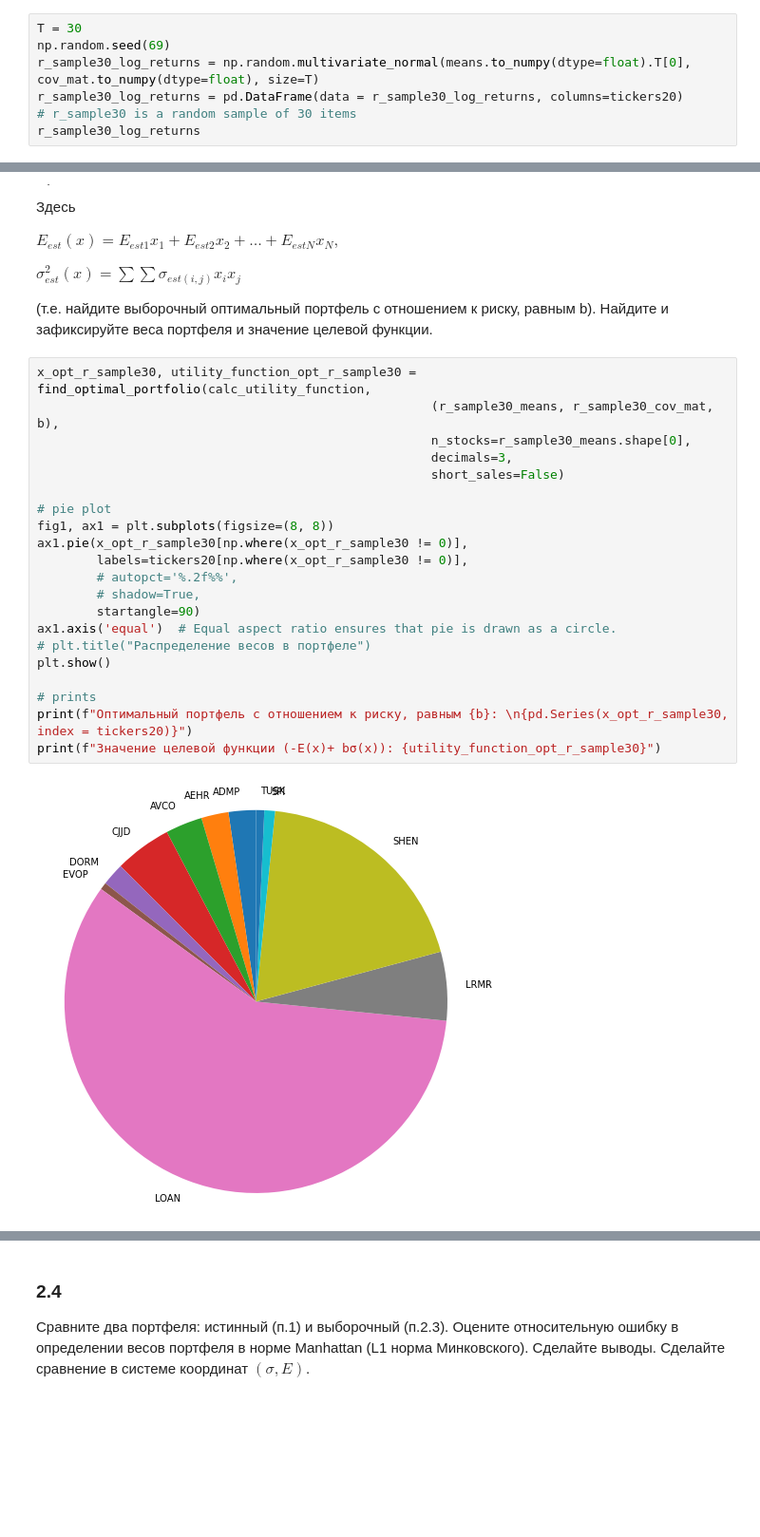
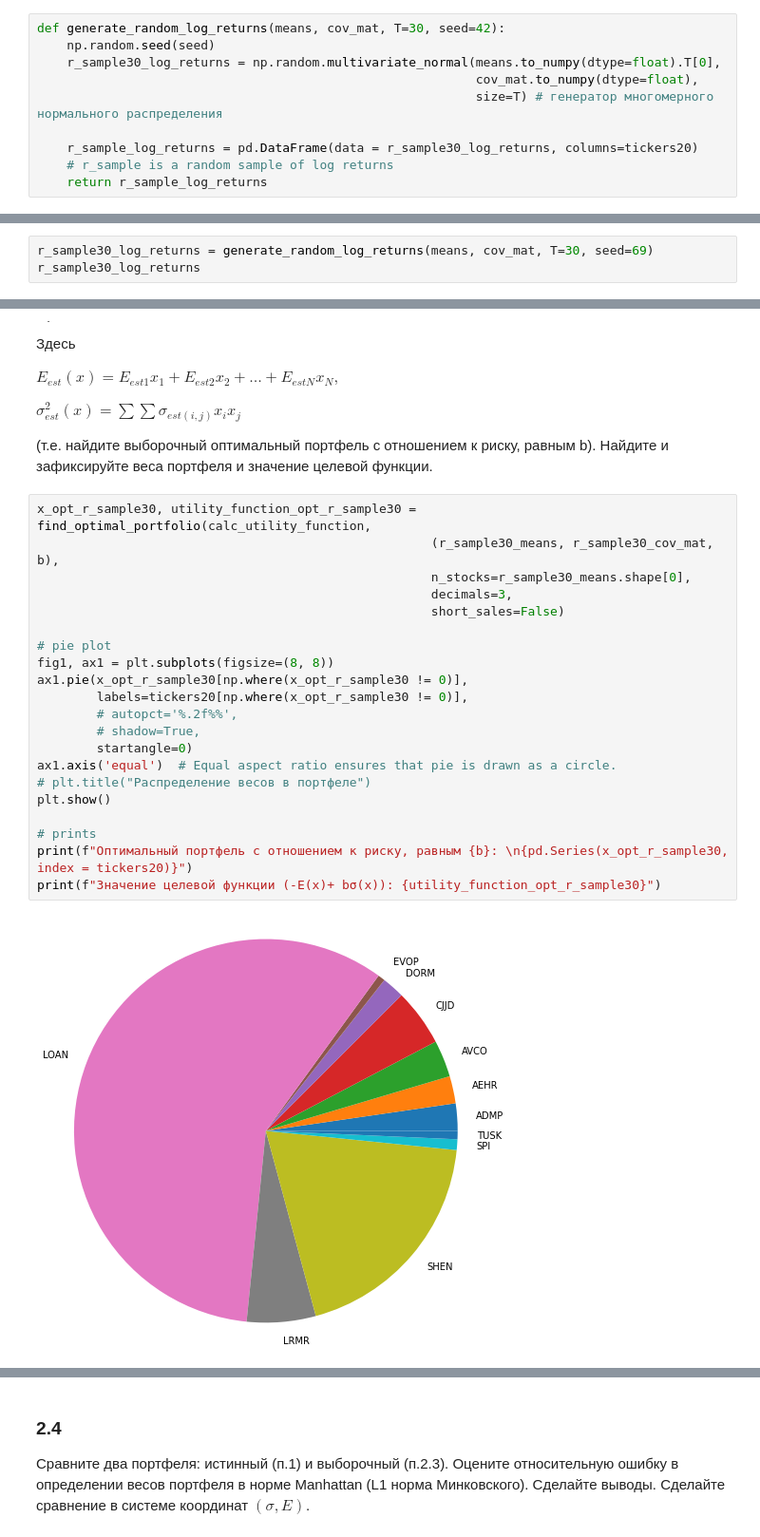
Before and after one commit to dselivanovskaya/Finance-operations-research-lab-3, a Jupyter notebook: lab-3.ipynb, the cells around one changed output, grey strips where cells are left out. Shown at 95% size. Cells and saved outputs as stored; diff of their text form; blank space fills up the shorter version.

```diff
--- a/lab-3.ipynb
+++ b/lab-3.ipynb
@@ -359,7 +359,10 @@ dtype: float64
 # %%
-T = 30
-np.random.seed(69)
-r_sample30_log_returns = np.random.multivariate_normal(means.to_numpy(dtype=float).T[0], cov_mat.to_numpy(dtype=float), size=T)
-r_sample30_log_returns = pd.DataFrame(data = r_sample30_log_returns, columns=tickers20)
-# r_sample30 is a random sample of 30 items
-r_sample30_log_returns
+def generate_random_log_returns(means, cov_mat, T=30, seed=42):
+    np.random.seed(seed)
+    r_sample30_log_returns = np.random.multivariate_normal(means.to_numpy(dtype=float).T[0],
+                                                           cov_mat.to_numpy(dtype=float),
+                                                           size=T) # генератор многомерного нормального распределения
+
+    r_sample_log_returns = pd.DataFrame(data = r_sample30_log_returns, columns=tickers20)
+    # r_sample is a random sample of log returns
+    return r_sample_log_returns
@@ -383,0 +369,3 @@ r_sample30_log_returns
+# %%
+r_sample30_log_returns = generate_random_log_returns(means, cov_mat, T=30, seed=69)
+r_sample30_log_returns
@@ -449,26 +455,26 @@ $\sigma_{est}^2(x) =\sum\sum \sigma_{est (i, j)} x_ix_j$
 # %%
 x_opt_r_sample30, utility_function_opt_r_sample30 = find_optimal_portfolio(calc_utility_function,
                                                      (r_sample30_means, r_sample30_cov_mat, b),
                                                      n_stocks=r_sample30_means.shape[0],
                                                      decimals=3,
                                                      short_sales=False)
 
 # pie plot
 fig1, ax1 = plt.subplots(figsize=(8, 8))
 ax1.pie(x_opt_r_sample30[np.where(x_opt_r_sample30 != 0)],
         labels=tickers20[np.where(x_opt_r_sample30 != 0)],
         # autopct='%.2f%%',
         # shadow=True,
-        startangle=90)
+        startangle=0)
 ax1.axis('equal')  # Equal aspect ratio ensures that pie is drawn as a circle.
 # plt.title("Распределение весов в портфеле")
 plt.show()
 
 # prints
 print(f"Оптимальный портфель с отношением к риску, равным {b}: \n{pd.Series(x_opt_r_sample30, index = tickers20)}")
 print(f"Значение целевой функции (-E(x)+ bσ(x)): {utility_function_opt_r_sample30}")
 # %% [output]
-[figure, old version]
+[figure, new version]
 Оптимальный портфель с отношением к риску, равным 2.0627128075074257:
 ADMP    0.023
 AEHR    0.023
```
Also changed, not shown: parts of 17 cells of this notebook.
